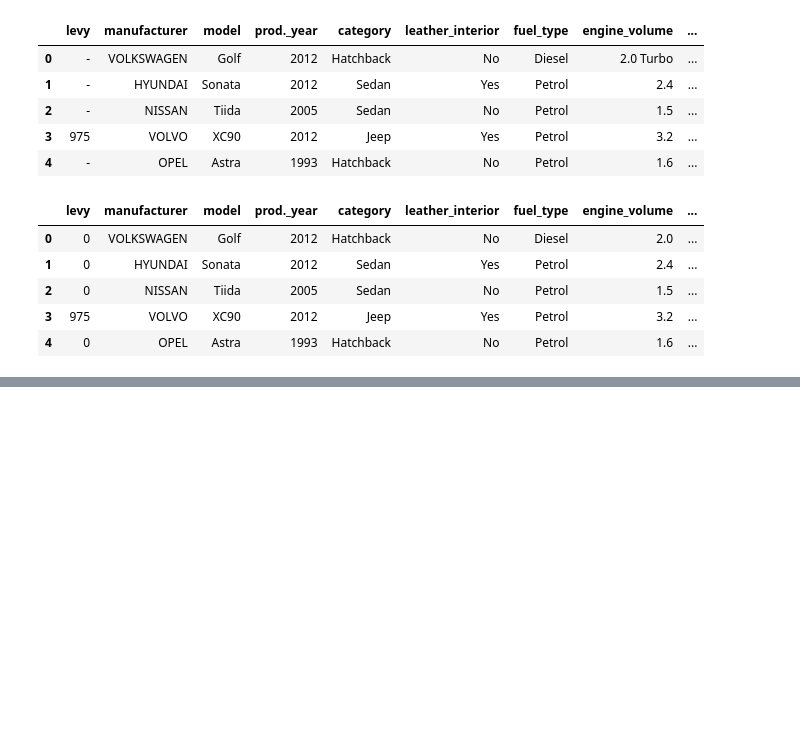
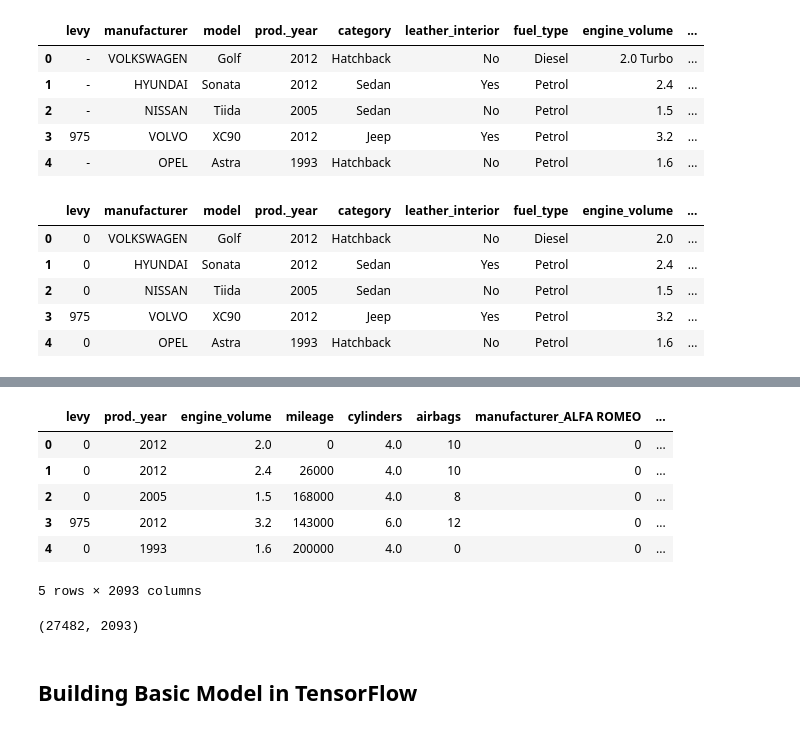
Before and after one commit to hasanzeynal/TensorFlow-Developer-Certificate, a Jupyter notebook: 01_Neural_Network_Regression_in_TensorFlow/neural_network_regression_in_tensorflow.ipynb, the cells around one changed output, grey strips where cells are left out. Drawn from its saved outputs; the diff is of its cells as text; code cells hidden in the pictures; blank space fills up the shorter version.

```diff
--- a/01_Neural_Network_Regression_in_TensorFlow/neural_network_regression_in_tensorflow.ipynb
+++ b/01_Neural_Network_Regression_in_TensorFlow/neural_network_regression_in_tensorflow.ipynb
@@ -139,0 +184,31 @@ X.head()
+# %%
+# change dtype from the categorical to the numeric
+X['levy'] = X['levy'].astype('int64')
+X['engine_volume'] = X['engine_volume'].astype('float64')
+X['mileage'] = X['mileage'].astype('int64')
+# %%
+# create numerical and categorical features
+cat_features = [i for i in X.columns if X[i].dtype == 'object']
+num_features = [i for i in X.columns if X[i].dtype != 'object']
+# %%
+#get dummies on categorical features
+cat_df = X[cat_features]
+dummied_cat = pd.get_dummies(cat_df,drop_first=True)
+num_df = X[num_features]
+# %%
+X = pd.merge(num_df, dummied_cat, left_index=True, right_index=True)
+X.head()
+# %% [output]
+|  | levy | prod._year | engine_volume | mileage | cylinders | airbags | manufacturer_ALFA ROMEO | ... |
+| 0 | 0 | 2012 | 2.0 | 0 | 4.0 | 10 | 0 | ... |
+| 1 | 0 | 2012 | 2.4 | 26000 | 4.0 | 10 | 0 | ... |
+| 2 | 0 | 2005 | 1.5 | 168000 | 4.0 | 8 | 0 | ... |
+| 3 | 975 | 2012 | 3.2 | 143000 | 6.0 | 12 | 0 | ... |
+| 4 | 0 | 1993 | 1.6 | 200000 | 4.0 | 0 | 0 | ... |
+5 rows × 2093 columns
+# %%
+X.shape
+# %% [output]
+(27482, 2093)
+# %% [markdown]
+## Building Basic Model in TensorFlow
```
Also changed, not shown: parts of 9 cells of this notebook.
